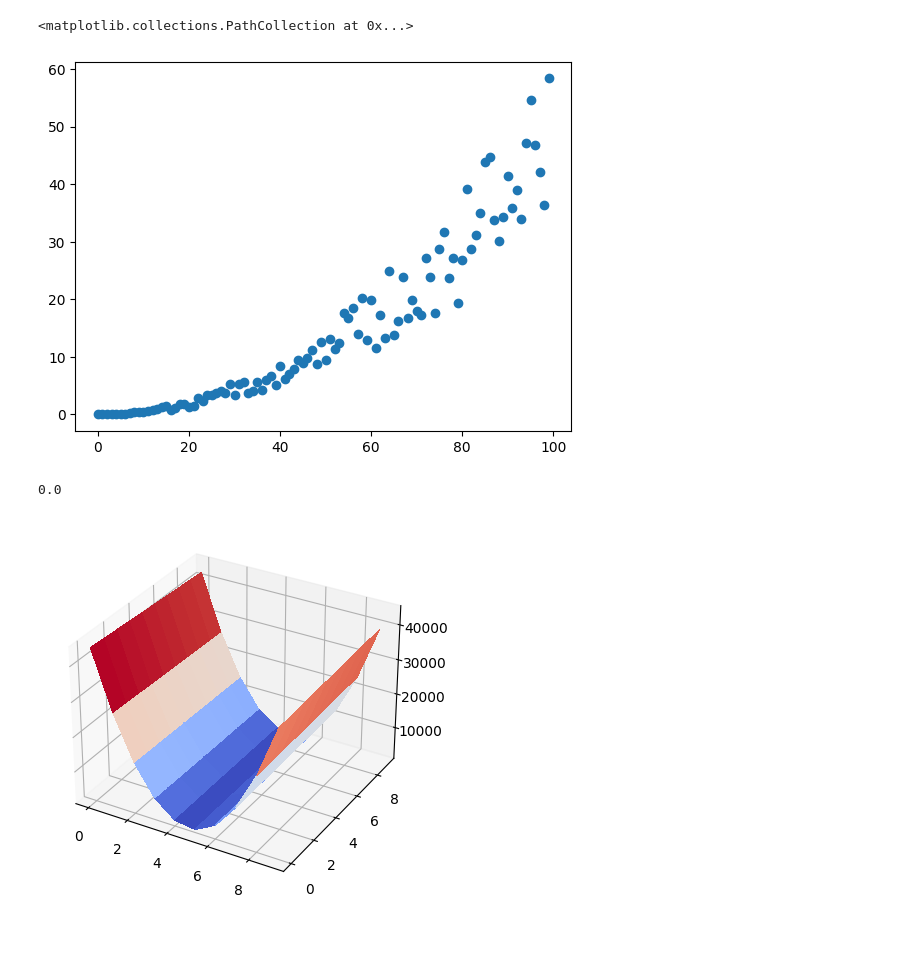
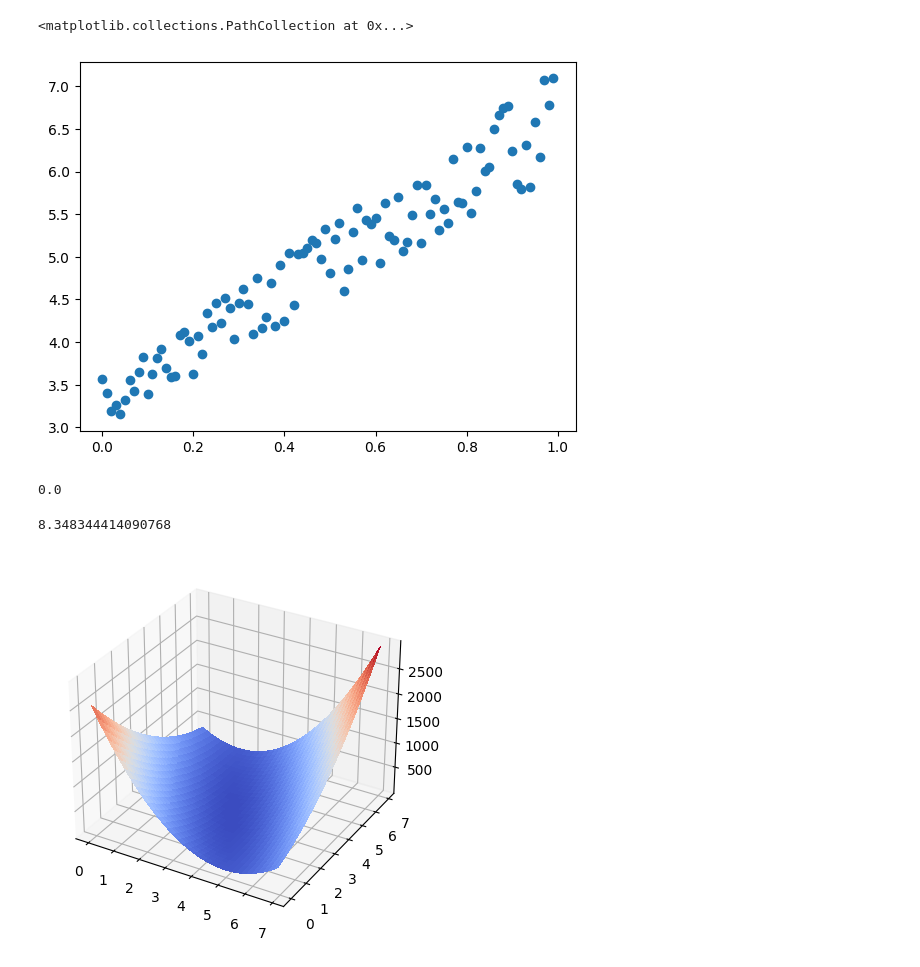
Before and after one commit to quentinchichery/levenberg-marquardt, a Jupyter notebook: levenberg-marquardt.ipynb, the cells around one changed output. Saved outputs shown, nothing was run; the diff lists cells and outputs as text; code cells hidden in the pictures; blank space fills up the shorter version.

```diff
--- a/levenberg-marquardt.ipynb
+++ b/levenberg-marquardt.ipynb
@@ -3,20 +3,22 @@ import numpy as np
 import matplotlib.pyplot as plt
 from matplotlib import cm
 # %%
+
+
 X = [3, 3]
 
 def polynome(X, x):
-    return (X[0] * x + X[1] * x **2) / 1000
+    return X[0] + X[1] * x
 
-x = np.array(range(100))
+x = np.arange(0, 1, 0.01)
 Y = polynome(X, x)
-noise = np.random.rand(len(x)) * Y
+noise = np.random.rand(len(x)) * Y * 0.2
 Y = noise + Y
 
 plt.scatter(x, Y)
 # %% [output]
 <matplotlib.collections.PathCollection at 0x...>
-[figure, old version]
+[figure, new version]
 # %%
 def MSE(Y, Y_hat):
     return np.sum((Y - Y_hat)**2)
@@ -25,22 +27,23 @@ print(MSE(Y, Y))
 # %% [output]
 0.0
 # %%
-a = np.arange(0, 10, 1)
-b = np.arange(0, 10, 1)
-a, b = np.meshgrid(a, b)
+A = np.arange(0, 7, 0.1)
+B = np.arange(0, 7, 0.1)
+a, b = np.meshgrid(A, B)
 
 errors = []
 
 for i in range(len(a)):
     for j in range(len(b)):
         z = polynome([a[i][j], b[i][j]], x)
         errors.append(MSE(z, Y))
-
+print(min(errors))
 errors = np.array(errors).reshape(len(a), len(b))
 
 fig, ax = plt.subplots(subplot_kw={"projection": "3d"})
 
-surf = ax.plot_surface(b, a, errors, cmap=cm.coolwarm,
+surf = ax.plot_surface(a, b, errors, cmap=cm.coolwarm,
                        linewidth=0, antialiased=False)
 # %% [output]
+8.348344414090768
-[figure, old version]
+[figure, new version]
```
Also changed, not shown: parts of 1 cell of this notebook.
